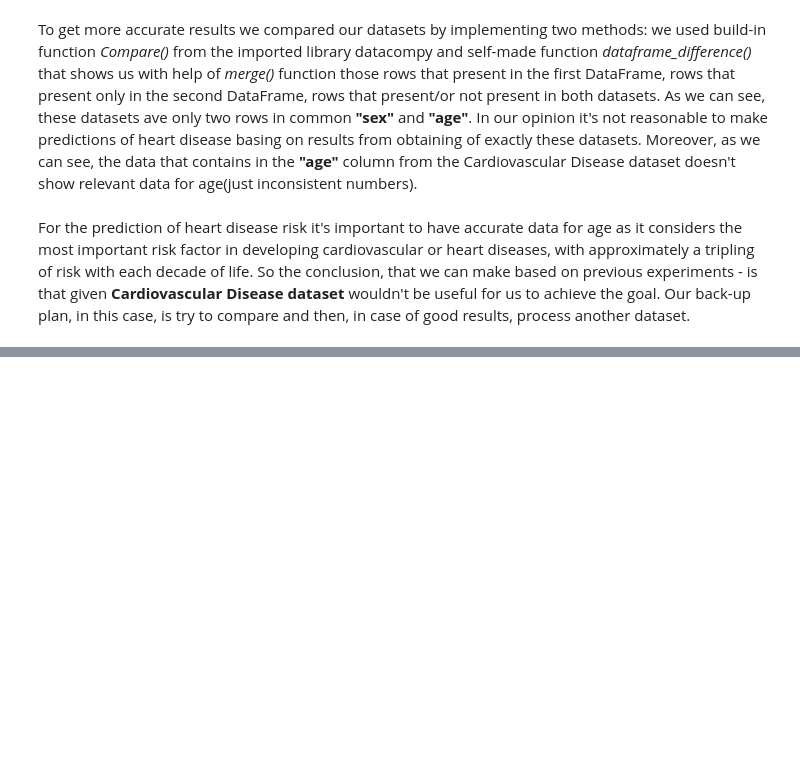
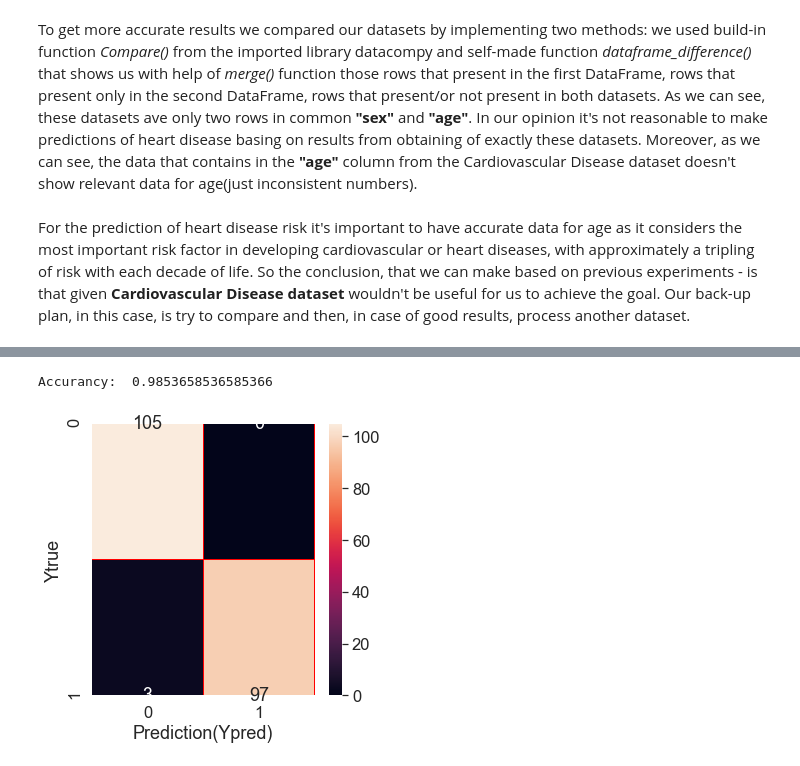
Before and after one commit to DashaShevkoplyas/heart_disease_prediction, a Jupyter notebook: Prediction of Heart Diseases.ipynb, the cells around one changed output, grey strips where cells are left out. Saved outputs shown, nothing was run; the diff lists cells and outputs as text; code cells hidden in the pictures; blank space fills up the shorter version.

```diff
--- a/Prediction of Heart Diseases.ipynb
+++ b/Prediction of Heart Diseases.ipynb
@@ -127,0 +489,22 @@ Our back-up plan, in this case, is try to compare and then, in case of good resu
+# %%
+from sklearn.ensemble import RandomForestClassifier
+
+RFfind= RandomForestClassifier(n_estimators = 24, random_state=5)
+RFfind.fit(x_train,y_train)
+print("Accurancy: ",RFfind.score(x_test,y_test))
+RFCscore=RFfind.score(x_test,y_test)
+# %% [output]
+Accurancy:  0.9853658536585366
+# %%
+yprediciton2= RFfind.predict(x_test)
+y_true = y_test
+
+CM = confusion_matrix(y_true,yprediciton2)
+
+f, ax = plt.subplots(figsize=(5,5))
+sns.heatmap(CM,annot = True, linewidths=0.5,linecolor="red",fmt=".0f",ax=ax)
+plt.xlabel("Prediction(Ypred)")
+plt.ylabel("Ytrue")
+plt.show()
+# %% [output]
+[figure, added]
```
Also changed, not shown: parts of 47 cells of this notebook.
